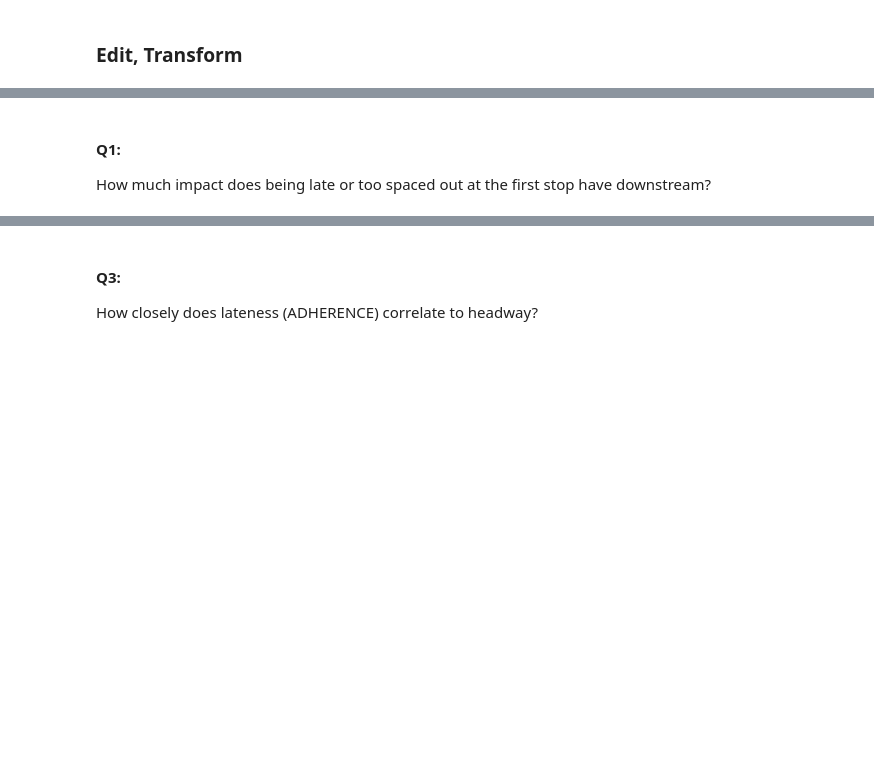
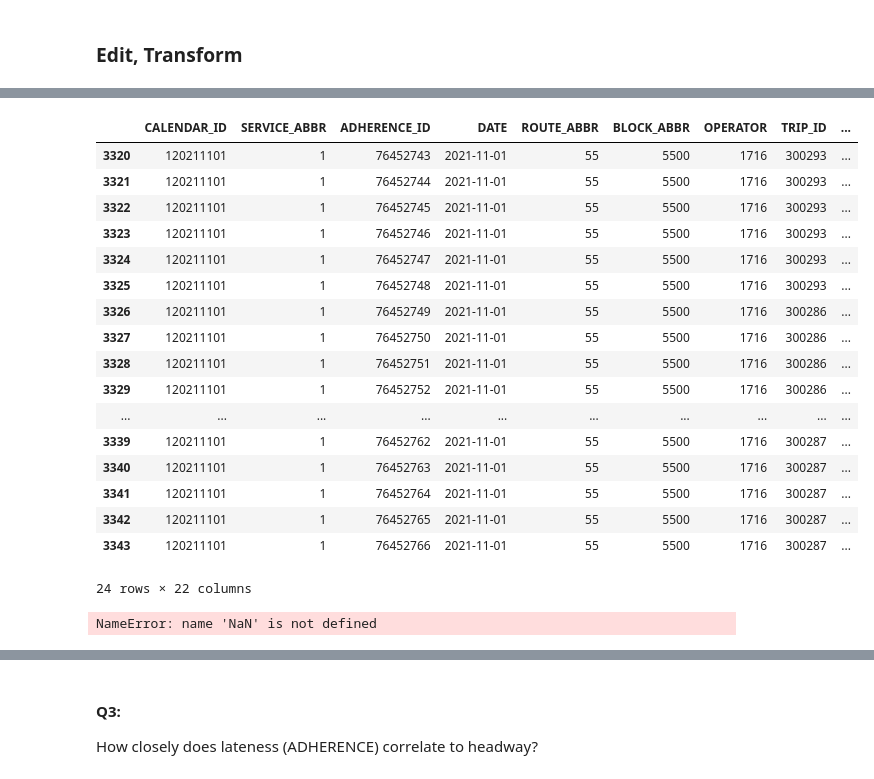
Before and after one commit to NSS-Data-Analytics-Cohort-7/wego-python-bit-my_finger, a Jupyter notebook: notebook/we_go_project.ipynb, the cells around one changed output, grey strips where cells are left out. Saved outputs shown, nothing was run; the diff lists cells and outputs as text; code cells hidden in the pictures; blank space fills up the shorter version.

```diff
--- a/notebook/we_go_project.ipynb
+++ b/notebook/we_go_project.ipynb
@@ -182,7 +225,28 @@ headway_slim.head(20)
 # %%
-# # Analyze the 'TRIP_EDGE' for Route 55 buses
-# rt_55 = headway_slim.loc[headway_slim['ROUTE_ABBR'] == 55]
-# rt_55.head(6)
+# Isolate Route 55 and driver to analyze question 1
+rt_55 = headway_slim.loc[(headway_slim['ROUTE_ABBR'] == 55) & (headway_slim['OPERATOR'] == 1716)]
+rt_55.head(24)
+# %% [output]
+|  | CALENDAR_ID | SERVICE_ABBR | ADHERENCE_ID | DATE | ROUTE_ABBR | BLOCK_ABBR | OPERATOR | TRIP_ID | ... |
+| 3320 | 120211101 | 1 | 76452743 | 2021-11-01 | 55 | 5500 | 1716 | 300293 | ... |
+| 3321 | 120211101 | 1 | 76452744 | 2021-11-01 | 55 | 5500 | 1716 | 300293 | ... |
+| 3322 | 120211101 | 1 | 76452745 | 2021-11-01 | 55 | 5500 | 1716 | 300293 | ... |
+| 3323 | 120211101 | 1 | 76452746 | 2021-11-01 | 55 | 5500 | 1716 | 300293 | ... |
+| 3324 | 120211101 | 1 | 76452747 | 2021-11-01 | 55 | 5500 | 1716 | 300293 | ... |
+| 3325 | 120211101 | 1 | 76452748 | 2021-11-01 | 55 | 5500 | 1716 | 300293 | ... |
+| 3326 | 120211101 | 1 | 76452749 | 2021-11-01 | 55 | 5500 | 1716 | 300286 | ... |
+| 3327 | 120211101 | 1 | 76452750 | 2021-11-01 | 55 | 5500 | 1716 | 300286 | ... |
+| 3328 | 120211101 | 1 | 76452751 | 2021-11-01 | 55 | 5500 | 1716 | 300286 | ... |
+| 3329 | 120211101 | 1 | 76452752 | 2021-11-01 | 55 | 5500 | 1716 | 300286 | ... |
+| ... | ... | ... | ... | ... | ... | ... | ... | ... | ... |
+| 3339 | 120211101 | 1 | 76452762 | 2021-11-01 | 55 | 5500 | 1716 | 300287 | ... |
+| 3340 | 120211101 | 1 | 76452763 | 2021-11-01 | 55 | 5500 | 1716 | 300287 | ... |
+| 3341 | 120211101 | 1 | 76452764 | 2021-11-01 | 55 | 5500 | 1716 | 300287 | ... |
+| 3342 | 120211101 | 1 | 76452765 | 2021-11-01 | 55 | 5500 | 1716 | 300287 | ... |
+| 3343 | 120211101 | 1 | 76452766 | 2021-11-01 | 55 | 5500 | 1716 | 300287 | ... |
+24 rows × 22 columns
-# %% [markdown]
-#### Q1:
-How much impact does being late or too spaced out at the first stop have downstream?
+# %%
+rt_55 = rt_55.loc[rt_55['HDWY_DEV'] == 'NaN']
+rt_55
+# %% [output]
+NameError: name 'NaN' is not defined
```
Also changed, not shown: parts of 9 cells of this notebook.
